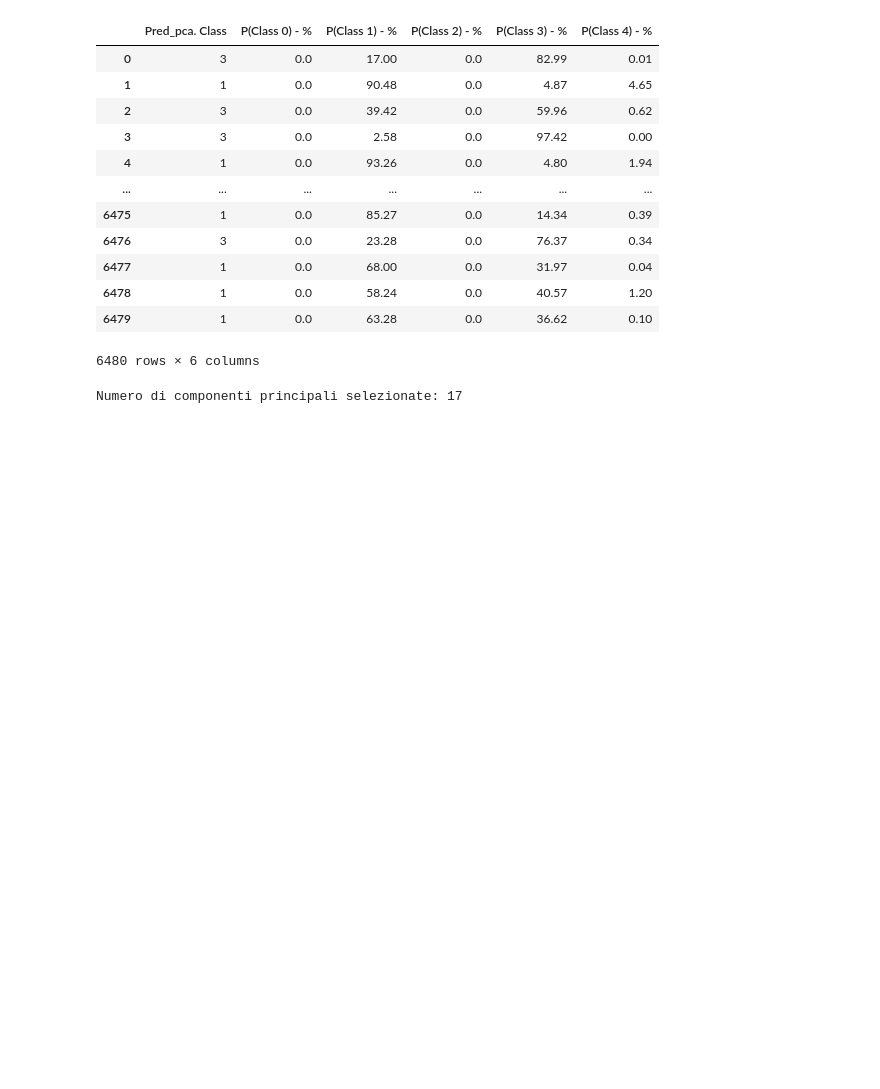
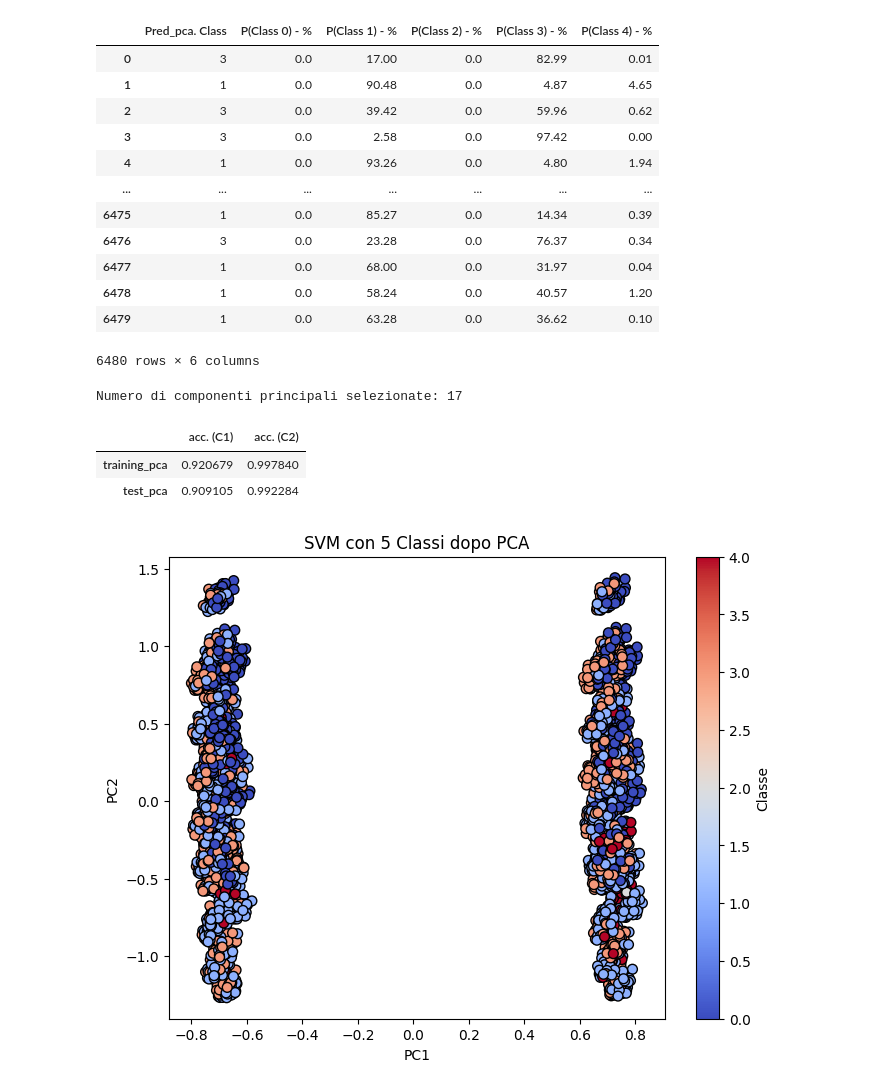
Before and after one commit to AlessioGiay/Progetto_MateIA, a Jupyter notebook: Progetto.ipynb, the cells around one changed output. Drawn from its saved outputs; the diff is of its cells as text; code cells hidden in the pictures; blank space fills up the shorter version.

Commit message:
SVM non lineare - 13/05

```diff
--- a/Progetto.ipynb
+++ b/Progetto.ipynb
@@ -248,3 +251,57 @@ print(f"Numero di componenti principali selezionate: {pca.n_components_}")
 | 6479 | 1 | 0.0 | 63.28 | 0.0 | 36.62 | 0.10 |
 6480 rows × 6 columns
 Numero di componenti principali selezionate: 17
+# %%
+#SVM non lineare sui dati ridotti dalla PCA
+# KERNEL RBF:
+# Addestrare due SVM con RBF kernel, rispetto a due valori di C (ma stesso gamma pari ad 1/n)
+
+ker_rbf = 'rbf'
+gamma_rbf = 'auto'
+
+C1 = 5
+C2 = 1e2
+
+# Inizializzazione SVM
+svm_rbf_1 = SVC(C=C1, kernel=ker_rbf, gamma=gamma_rbf, random_state=random_state)
+svm_rbf_2 = SVC(C=C2, kernel=ker_rbf, gamma=gamma_rbf, random_state=random_state)
+
+# Addestramento SVM
+svm_rbf_1.fit(X_trainval_pca, y_trainval)
+svm_rbf_2.fit(X_trainval_pca, y_trainval)
+
+# Dataframe con accuratezza su training e test set (visualizzare con funzione 'display')
+df_svm_rbf_pca = pd.DataFrame({'acc. (C1)': [svm_rbf_1.score(X_trainval_pca, y_trainval), svm_rbf_1.score(X_test_pca, y_test)],
+                               'acc. (C2)': [svm_rbf_2.score(X_trainval_pca, y_trainval), svm_rbf_2.score(X_test_pca, y_test)]},
+                               index=['training_pca', 'test_pca'])
+display(df_svm_rbf_pca)
+
+plt.figure(figsize=(8, 6))
+plt.scatter(X_trainval_pca[:, 0], X_trainval_pca[:, 1], c=y_trainval, cmap=plt.cm.coolwarm, edgecolors='k', marker='o', s=50)
+plt.title('SVM con 5 Classi dopo PCA')
+plt.xlabel('PC1')
+plt.ylabel('PC2')
+plt.colorbar(label='Classe')
+plt.show()
+
+fig = plt.figure(figsize=(10, 8))
+ax = fig.add_subplot(111, projection='3d')
+
+# Scatter plot dei punti nel nuovo spazio ridotto
+scatter = ax.scatter(X_trainval_pca[:, 0], X_trainval_pca[:, 1], X_trainval_pca[:, 2], c=y_trainval, cmap=plt.cm.coolwarm, edgecolors='k', marker='o', s=50)
+
+# Aggiungere etichette agli assi
+ax.set_xlabel('PC1')
+ax.set_ylabel('PC2')
+ax.set_zlabel('PC3')
+ax.set_title('Visualizzazione SVM con 5 Classi in 3D')
+
+# Aggiungere la barra dei colori per le classi
+cbar = plt.colorbar(scatter, ax=ax, label='Classe')
+
+plt.show()
+# %% [output]
+|  | acc. (C1) | acc. (C2) |
+| training_pca | 0.920679 | 0.997840 |
+| test_pca | 0.909105 | 0.992284 |
+[figure, added]
```
Also changed, not shown: parts of 2 cells of this notebook.
